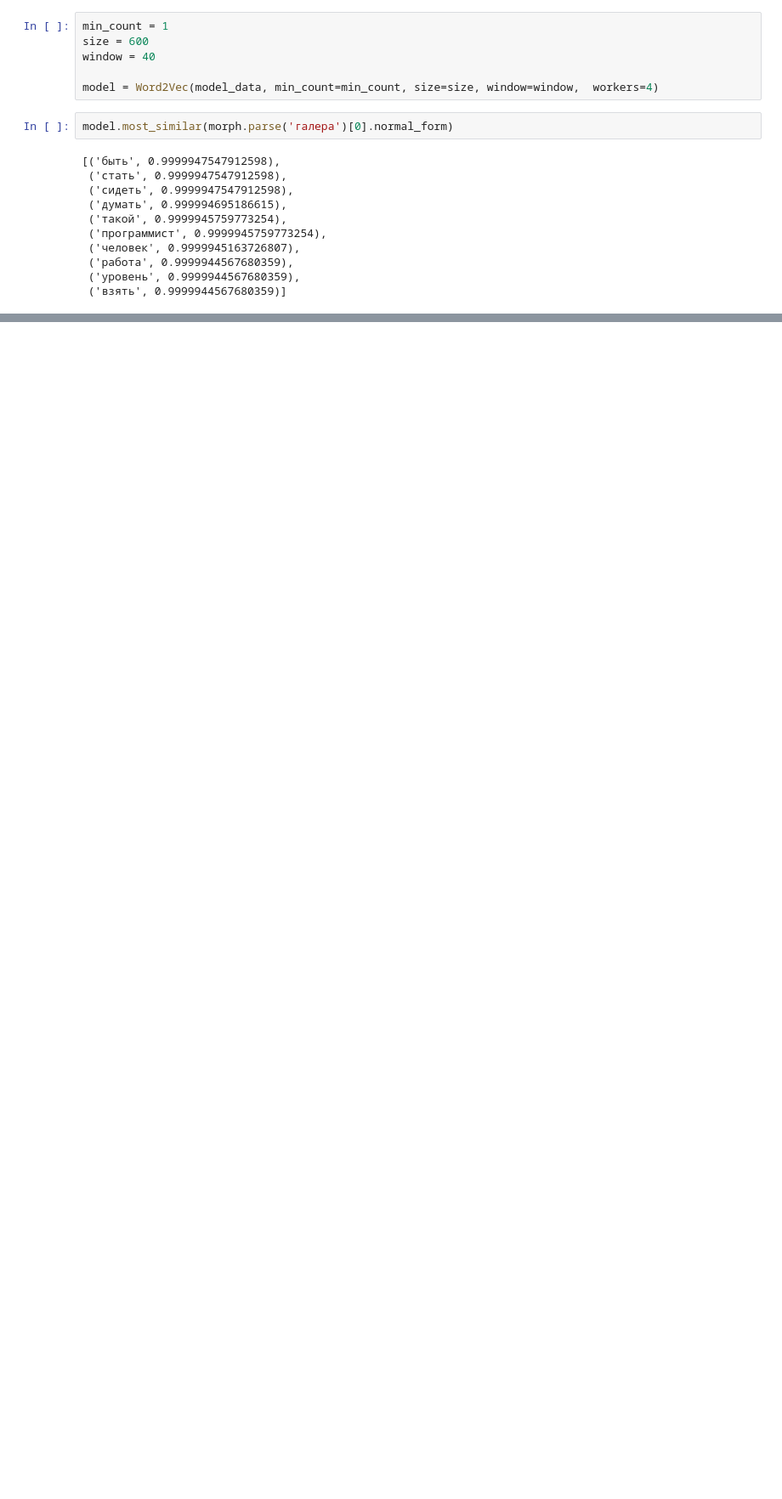
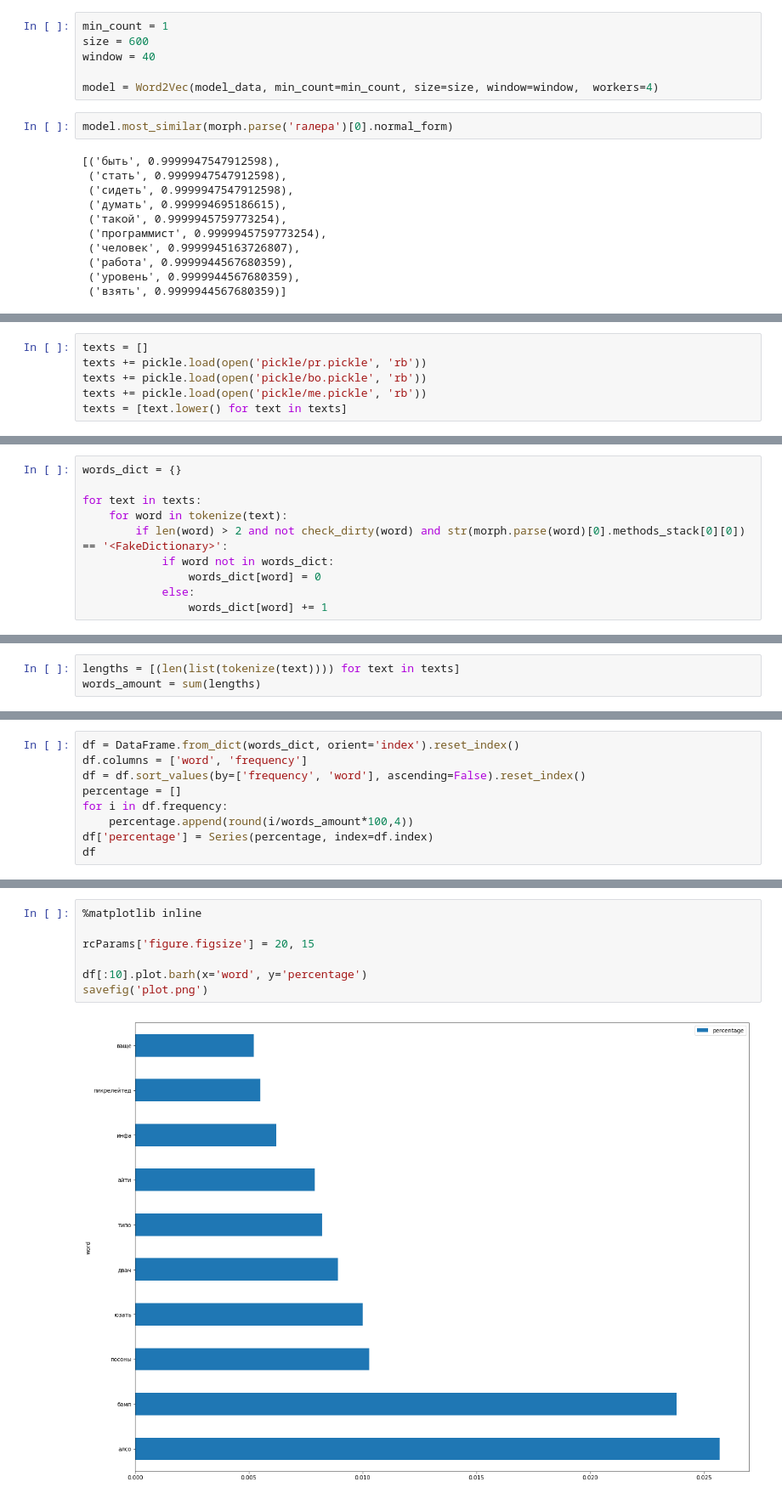
Before and after one commit to bakarov/2ch2vec, a Jupyter notebook: 2ch_model.ipynb, the cells around one changed output, grey strips where cells are left out. Shown at 85% size. Cells and saved outputs as stored; diff of their text form; blank space fills up the shorter version.

```diff
--- a/2ch_model.ipynb
+++ b/2ch_model.ipynb
@@ -114,0 +135,6 @@ def check_for_rus_lan(word):
+# %%
+texts = []
+texts += pickle.load(open('pickle/pr.pickle', 'rb'))
+texts += pickle.load(open('pickle/bo.pickle', 'rb'))
+texts += pickle.load(open('pickle/me.pickle', 'rb'))
+texts = [text.lower() for text in texts]
@@ -114,0 +143,10 @@ def check_for_rus_lan(word):
+# %%
+words_dict = {}
+
+for text in texts:
+    for word in tokenize(text):
+        if len(word) > 2 and not check_dirty(word) and str(morph.parse(word)[0].methods_stack[0][0]) == '<FakeDictionary>':
+            if word not in words_dict:
+                words_dict[word] = 0
+            else:
+                words_dict[word] += 1
@@ -114,0 +155,3 @@ def check_for_rus_lan(word):
+# %%
+lengths = [(len(list(tokenize(text)))) for text in texts]
+words_amount = sum(lengths)
@@ -114,0 +160,9 @@ def check_for_rus_lan(word):
+# %%
+df = DataFrame.from_dict(words_dict, orient='index').reset_index()
+df.columns = ['word', 'frequency']
+df = df.sort_values(by=['frequency', 'word'], ascending=False).reset_index()
+percentage = []
+for i in df.frequency:
+    percentage.append(round(i/words_amount*100,4))
+df['percentage'] = Series(percentage, index=df.index)
+df
@@ -114,0 +190,9 @@ def check_for_rus_lan(word):
+# %%
+%matplotlib inline
+
+rcParams['figure.figsize'] = 20, 15
+
+df[:10].plot.barh(x='word', y='percentage')
+savefig('plot.png')
+# %% [output]
+[figure, added]
```
Also changed, not shown: parts of 18 cells of this notebook.
